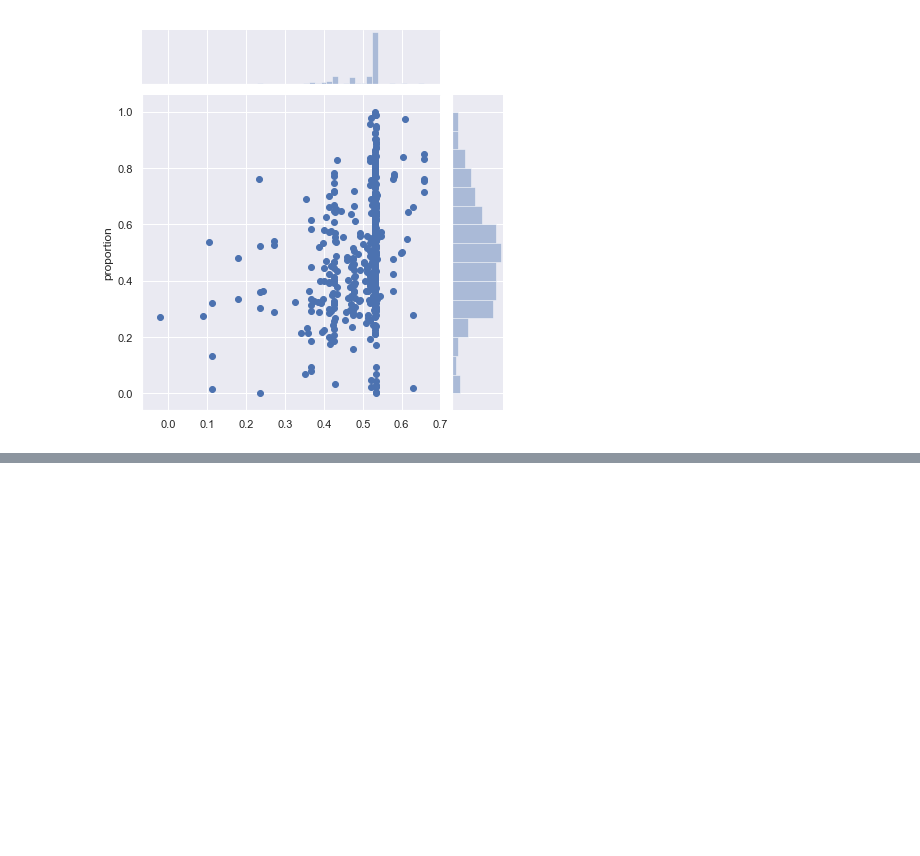
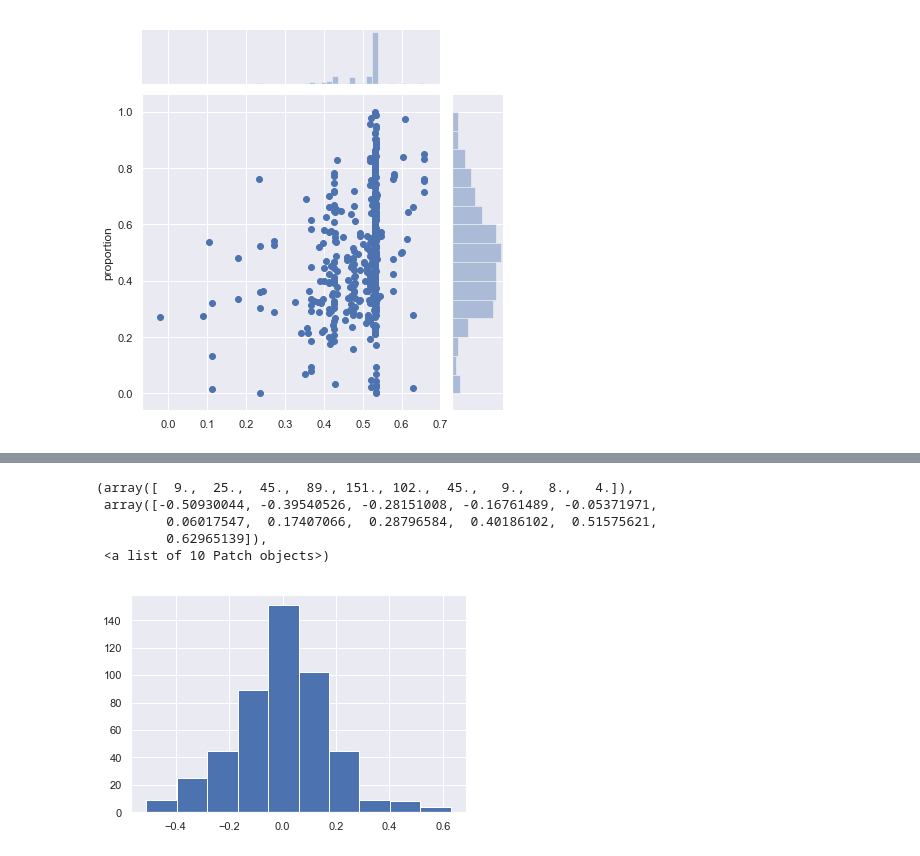
Before and after one commit to maddyobrienjones/project_luther, a Jupyter notebook: poly_model.ipynb, the cells around one changed output, grey strips where cells are left out. Cells and saved outputs as stored; diff of their text form; code cells hidden in the pictures; blank space fills up the shorter version.

```diff
--- a/poly_model.ipynb
+++ b/poly_model.ipynb
@@ -250,0 +264,9 @@ sns.jointplot(l.predict(poly3.fit_transform(X_val)),y_val)
+# %%
+plt.hist(m.predict(X_val)-y_val)
+# %% [output]
+(array([  9.,  25.,  45.,  89., 151., 102.,  45.,   9.,   8.,   4.]),
+ array([-0.50930044, -0.39540526, -0.28151008, -0.16761489, -0.05371971,
+         0.06017547,  0.17407066,  0.28796584,  0.40186102,  0.51575621,
+         0.62965139]),
+ <a list of 10 Patch objects>)
+[figure, added]
```
Also changed, not shown: parts of 8 cells of this notebook, 2 other files.
